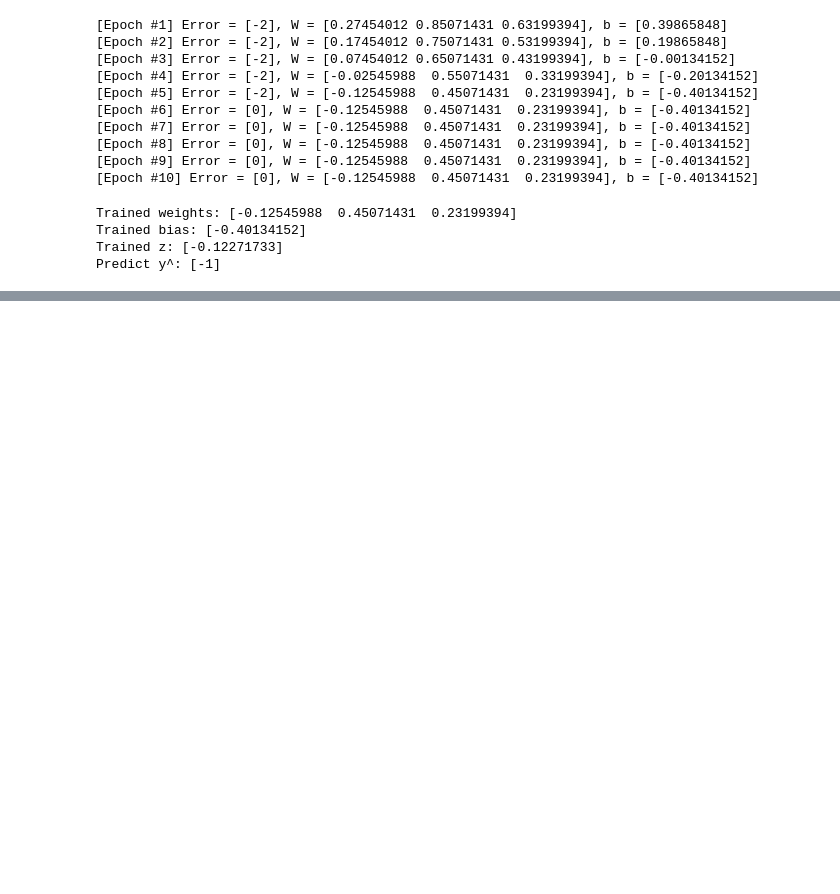
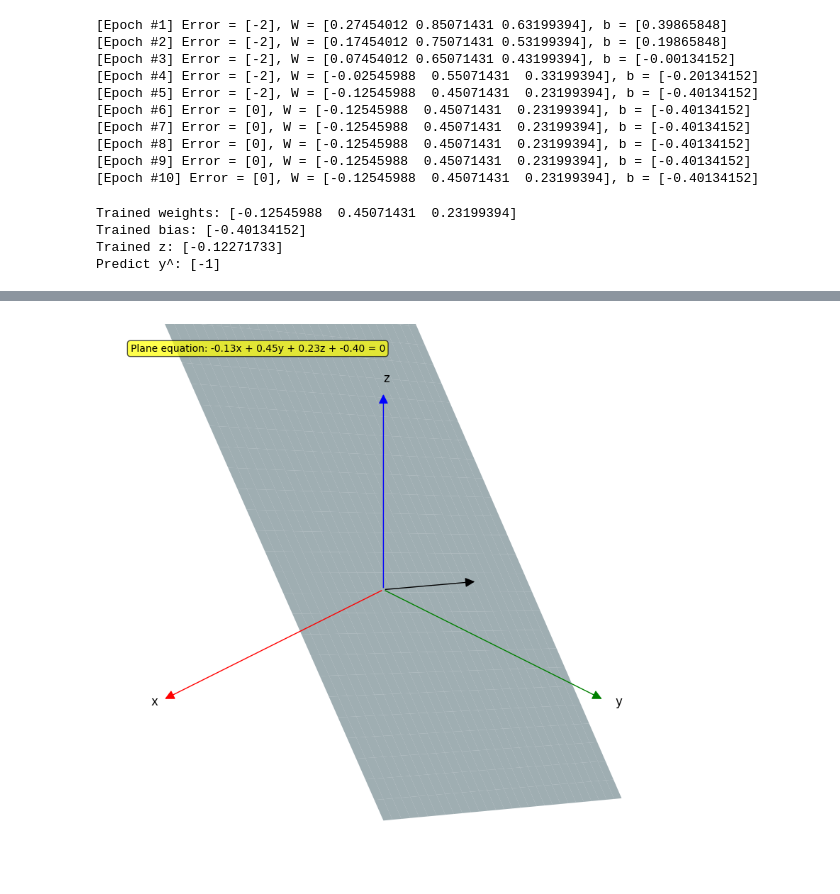
Before and after one commit to LazoYoung/ai-sandbox, a Jupyter notebook: perceptron.ipynb, the cells around one changed output, grey strips where cells are left out. Cells and saved outputs as stored; diff of their text form; code cells hidden in the pictures; blank space fills up the shorter version.

```diff
--- a/perceptron.ipynb
+++ b/perceptron.ipynb
@@ -201,0 +115,93 @@ draw_plane_with_normal(coef)
+# %%
+from mpl_toolkits.mplot3d.proj3d import proj_transform
+from mpl_toolkits.mplot3d.axes3d import Axes3D
+from matplotlib.patches import FancyArrowPatch
+import matplotlib.pyplot as plt
+
+
+class Arrow3D(FancyArrowPatch):
+    def __init__(self, vector: list | tuple, origin=(0, 0, 0), *args, **kwargs):
+        default_kwargs = {
+            'arrowstyle': '-|>',
+            'mutation_scale': 20,
+        }
+        default_kwargs.update(kwargs)
+        super().__init__((0, 0), (0, 0), *args, **default_kwargs)
+        self._origin = origin
+        self._vector = vector
+
+    def draw(self, renderer):
+        x1, y1, z1 = self._origin
+        dx, dy, dz = self._vector
+        x2, y2, z2 = (x1 + dx, y1 + dy, z1 + dz)
+        xs, ys, zs = proj_transform((x1, x2), (y1, y2), (z1, z2), self.axes.M)
+        self.set_positions((xs[0], ys[0]), (xs[1], ys[1]))
+        super().draw(renderer)
+
+    def do_3d_projection(self, renderer=None):
+        x1, y1, z1 = self._origin
+        dx, dy, dz = self._vector
+        x2, y2, z2 = (x1 + dx, y1 + dy, z1 + dz)
+        xs, ys, zs = proj_transform((x1, x2), (y1, y2), (z1, z2), self.axes.M)
+        self.set_positions((xs[0], ys[0]), (xs[1], ys[1]))
+        return np.min(zs)
+
+
+def draw_arrow_3d(ax: Axes3D, vector: list | tuple, origin=(0, 0, 0), l2_norm: int = None, label: str = None, *args,
+                  **kwargs):
+    if l2_norm:
+        norm = np.sqrt(np.sum([v ** 2 for v in vector]))
+        unit = np.array([v / norm for v in vector])
+        vector = unit * l2_norm
+    arrow = Arrow3D(vector, origin, *args, **kwargs)
+    ax.add_artist(arrow)
+
+    if label:
+        x = origin[0] + vector[0] * 1.05
+        y = origin[1] + vector[1] * 1.05
+        z = origin[2] + vector[2] * 1.05
+        ax.text(x, y, z, s=label, fontsize=12, color='black')
+
+
+def draw_plane(ax: Axes3D, a, b, c, d):
+    """
+    Draw a 2D plane in 3D space with its normal vector.
+
+    Plane equation: ax + by + cz + d = 0
+
+    Parameters:
+    -----------
+    a, b, c, d: float
+    """
+
+    x = np.linspace(-3, 3, 30)
+    y = np.linspace(-3, 3, 30)
+    X, Y = np.meshgrid(x, y)
+    Z = (-d - a * X - b * Y) / c
+    ax.plot_surface(X, Y, Z, alpha=0.6, color='lightblue',
+                    edgecolor='none', label='Plane')
+
+
+fig = plt.figure(figsize=(10, 8))
+ax: Axes3D = fig.add_subplot(111, projection='3d')
+ax.set_xlim(-3, 3)
+ax.set_ylim(-3, 3)
+ax.set_zlim(-3, 3)
+ax.set_axis_off()
+ax.view_init(elev=30, azim=45, roll=0)
+
+coef = W.tolist()
+
+draw_plane(ax, *coef, b[0])
+draw_arrow_3d(ax, vector=coef, l2_norm=2, color='black')
+draw_arrow_3d(ax, vector=(1, 0, 0), l2_norm=5, color='red', label='x')
+draw_arrow_3d(ax, vector=(0, 1, 0), l2_norm=5, color='green', label='y')
+draw_arrow_3d(ax, vector=(0, 0, 1), l2_norm=5, color='blue', label='z')
+
+equation = f'Plane equation: {coef[0]:.2f}x + {coef[1]:.2f}y + {coef[2]:.2f}z + {b[0]:.2f} = 0'
+ax.text2D(0.05, 0.95, equation, transform=ax.transAxes, fontsize=10,
+          bbox=dict(boxstyle="round,pad=0.3", facecolor="yellow", alpha=0.7))
+plt.tight_layout()
+plt.show()
+# %% [output]
+[figure, added]
```
Also changed, not shown: parts of 18 cells of this notebook, 1 other file.
